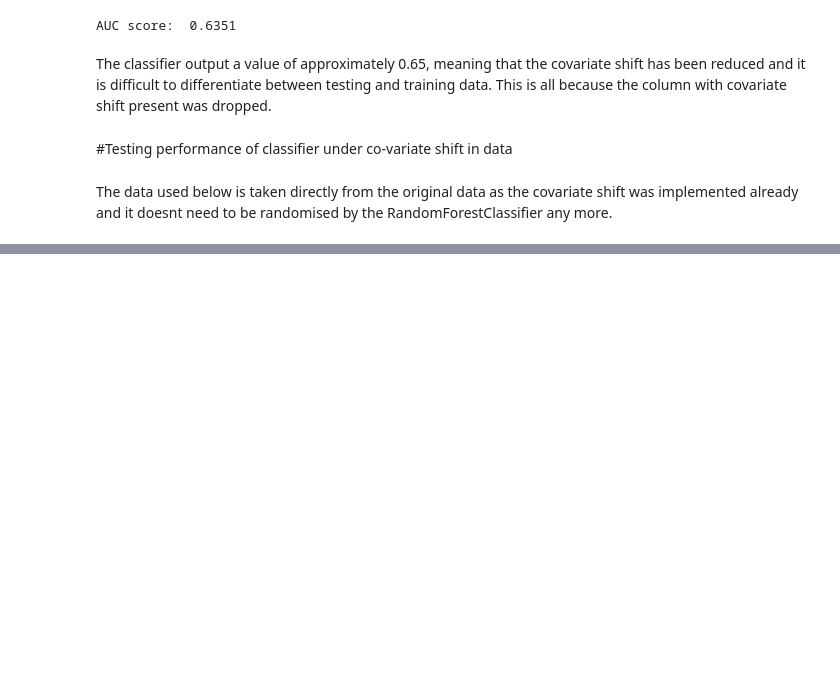
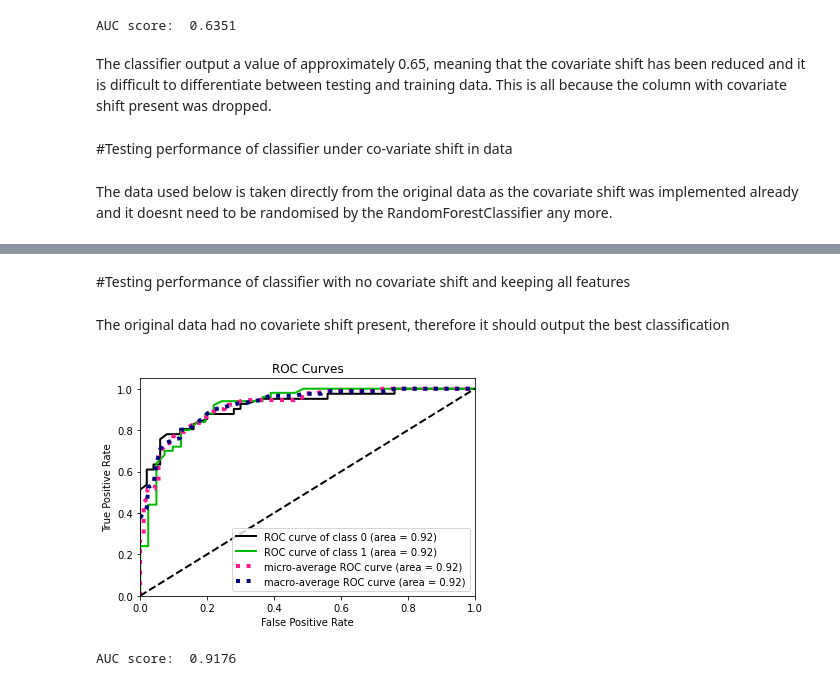
Before and after one commit to kacperkurowski/CE888, a Jupyter notebook: Assignment/Heart-Disease.ipynb, the cells around one changed output, grey strips where cells are left out. Cells and saved outputs as stored; diff of their text form; code cells hidden in the pictures; blank space fills up the shorter version.

```diff
--- a/Assignment/Heart-Disease.ipynb
+++ b/Assignment/Heart-Disease.ipynb
@@ -140,0 +162,9 @@ def classify_multiple(training_df, testing_df, feature):
+# %% [markdown]
+#Testing performance of classifier with no covariate shift and keeping all features
+# %% [markdown]
+The original data had no covariete shift present, therefore it should output the best classification
+# %%
+unused,unused2 = classify(df_Original_Data,"target")
+# %% [output]
+[figure, added]
+AUC score:  0.9176
```
Also changed, not shown: parts of 6 cells of this notebook.
